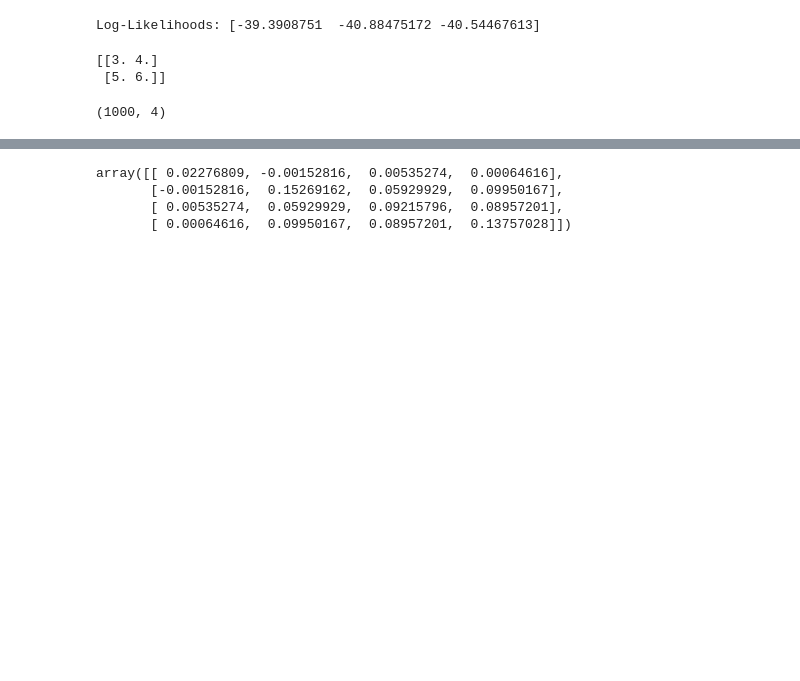
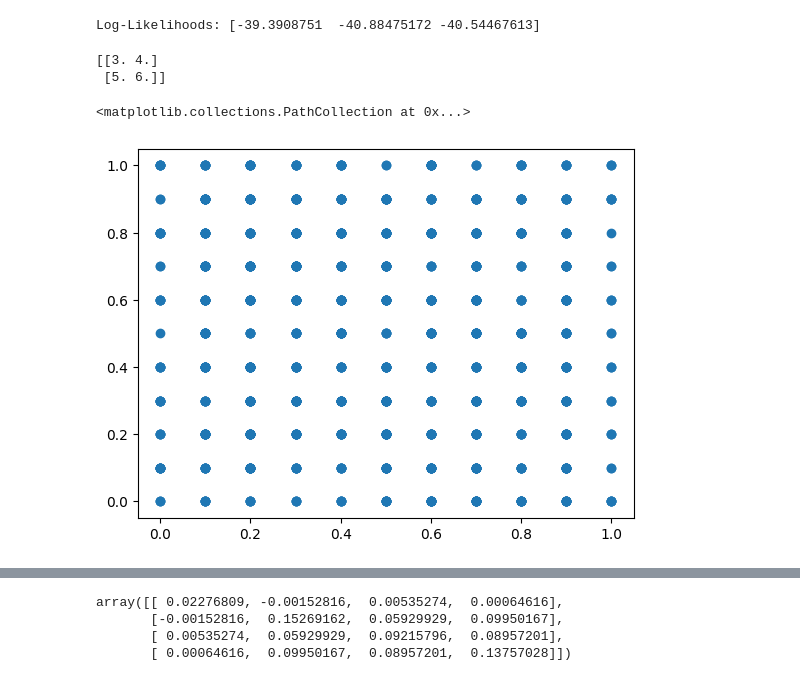
Before and after one commit to jojoroy/Data-Science, a Jupyter notebook: GPMH_penalty_other_loss.ipynb, the cells around one changed output, grey strips where cells are left out. Drawn from its saved outputs; the diff is of its cells as text; code cells hidden in the pictures; blank space fills up the shorter version.

```diff
--- a/GPMH_penalty_other_loss.ipynb
+++ b/GPMH_penalty_other_loss.ipynb
@@ -1239,10 +1244,12 @@ print(filtered_arr1)
 # %% [output]
 [[3. 4.]
  [5. 6.]]
-# %%
-np.shape(test_points)
-# %% [output]
-(1000, 4)
+# %%
+plt.scatter(test_points[:,0],test_points[:,3])
+#
+# %% [output]
+<matplotlib.collections.PathCollection at 0x...>
+[figure, added]
 # %%
 np.shape(params_current)
 # %% [output]
```
Also changed, not shown: parts of 13 cells of this notebook.
